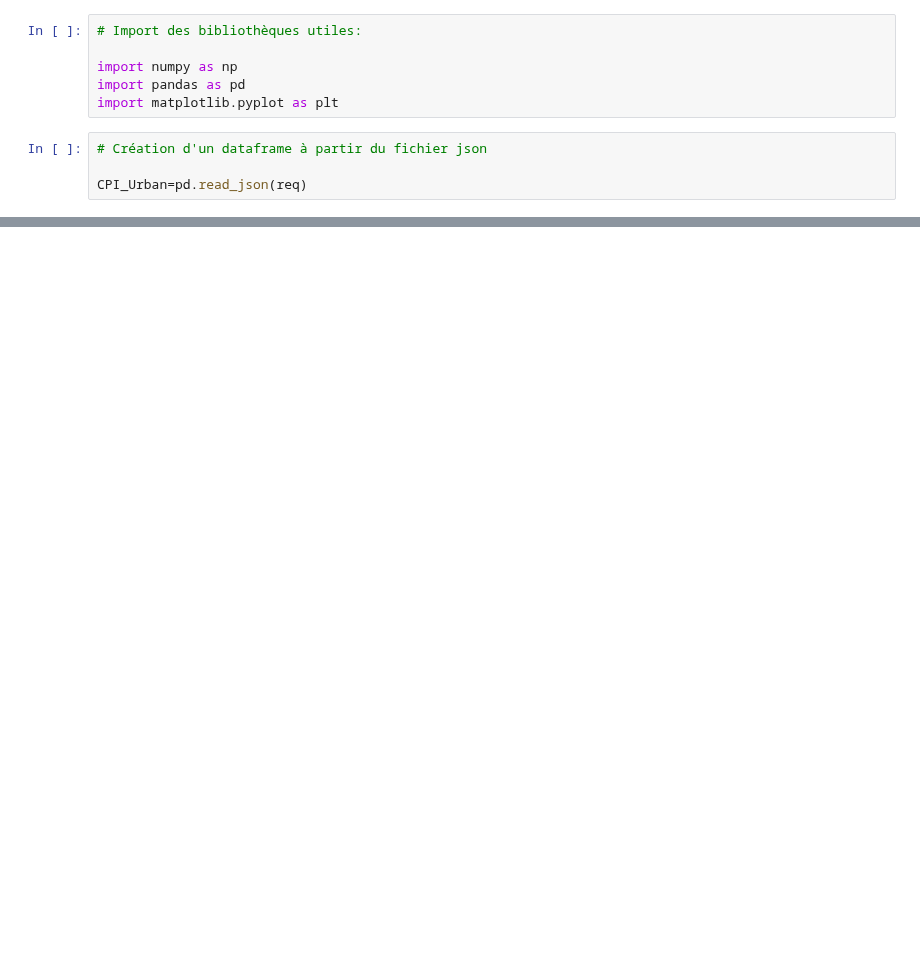
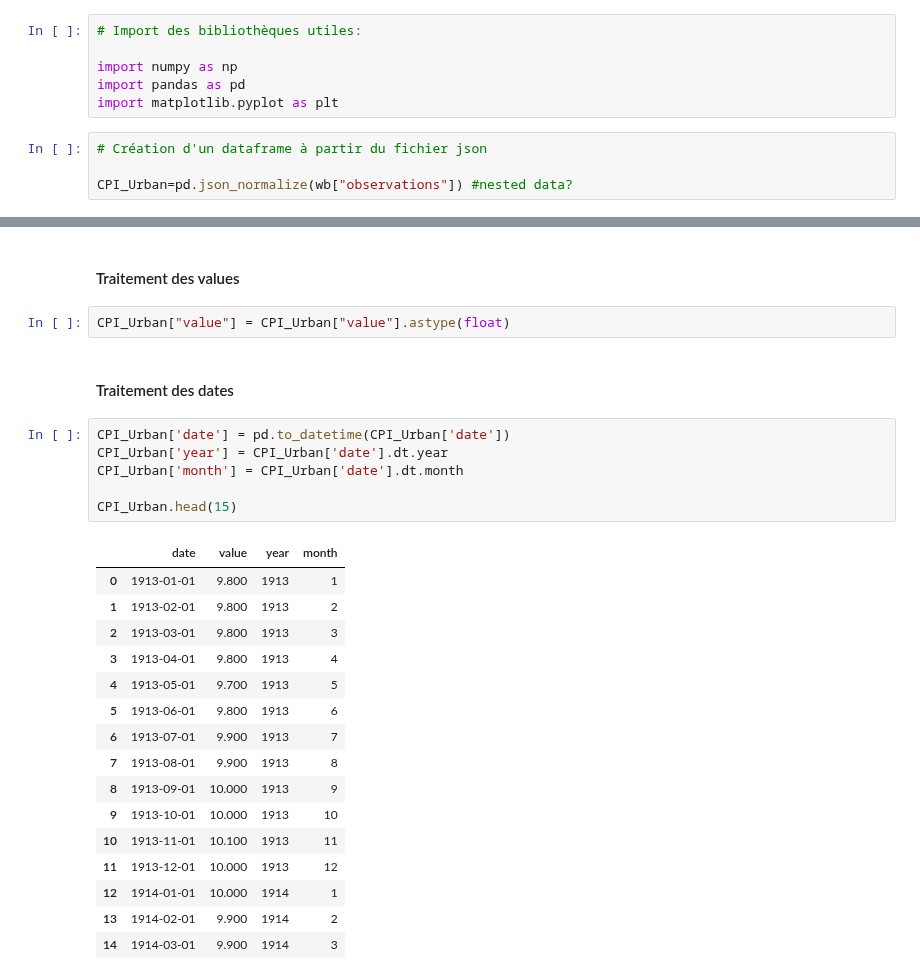
Before and after one commit to Rapamel/ProjetPythonDatascience, a Jupyter notebook: Main_Inflation.ipynb, the cells around one changed output, grey strips where cells are left out. Saved outputs shown, nothing was run; the diff lists cells and outputs as text; blank space fills up the shorter version.

```diff
--- a/Main_Inflation.ipynb
+++ b/Main_Inflation.ipynb
@@ -70,4 +78,4 @@ import matplotlib.pyplot as plt
 # %%
 # Création d'un dataframe à partir du fichier json
 
-CPI_Urban=pd.read_json(req)
+CPI_Urban=pd.json_normalize(wb["observations"]) #nested data?
@@ -75,0 +115,29 @@ ValueError: Invalid file path or buffer object type: <class 'requests.models.Res
+# %% [markdown]
+#### Traitement des values
+# %%
+CPI_Urban["value"] = CPI_Urban["value"].astype(float)
+# %% [markdown]
+#### Traitement des dates
+# %%
+CPI_Urban['date'] = pd.to_datetime(CPI_Urban['date'])
+CPI_Urban['year'] = CPI_Urban['date'].dt.year
+CPI_Urban['month'] = CPI_Urban['date'].dt.month
+
+CPI_Urban.head(15)
+# %% [output]
+|  | date | value | year | month |
+| 0 | 1913-01-01 | 9.800 | 1913 | 1 |
+| 1 | 1913-02-01 | 9.800 | 1913 | 2 |
+| 2 | 1913-03-01 | 9.800 | 1913 | 3 |
+| 3 | 1913-04-01 | 9.800 | 1913 | 4 |
+| 4 | 1913-05-01 | 9.700 | 1913 | 5 |
+| 5 | 1913-06-01 | 9.800 | 1913 | 6 |
+| 6 | 1913-07-01 | 9.900 | 1913 | 7 |
+| 7 | 1913-08-01 | 9.900 | 1913 | 8 |
+| 8 | 1913-09-01 | 10.000 | 1913 | 9 |
+| 9 | 1913-10-01 | 10.000 | 1913 | 10 |
+| 10 | 1913-11-01 | 10.100 | 1913 | 11 |
+| 11 | 1913-12-01 | 10.000 | 1913 | 12 |
+| 12 | 1914-01-01 | 10.000 | 1914 | 1 |
+| 13 | 1914-02-01 | 9.900 | 1914 | 2 |
+| 14 | 1914-03-01 | 9.900 | 1914 | 3 |
```
Also changed, not shown: parts of 20 cells of this notebook.
